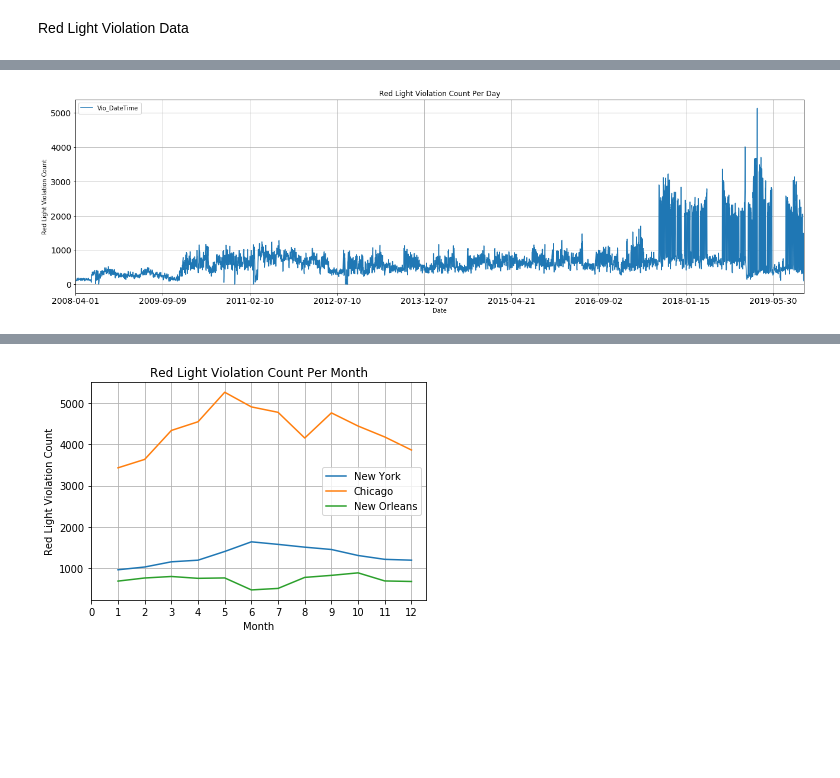
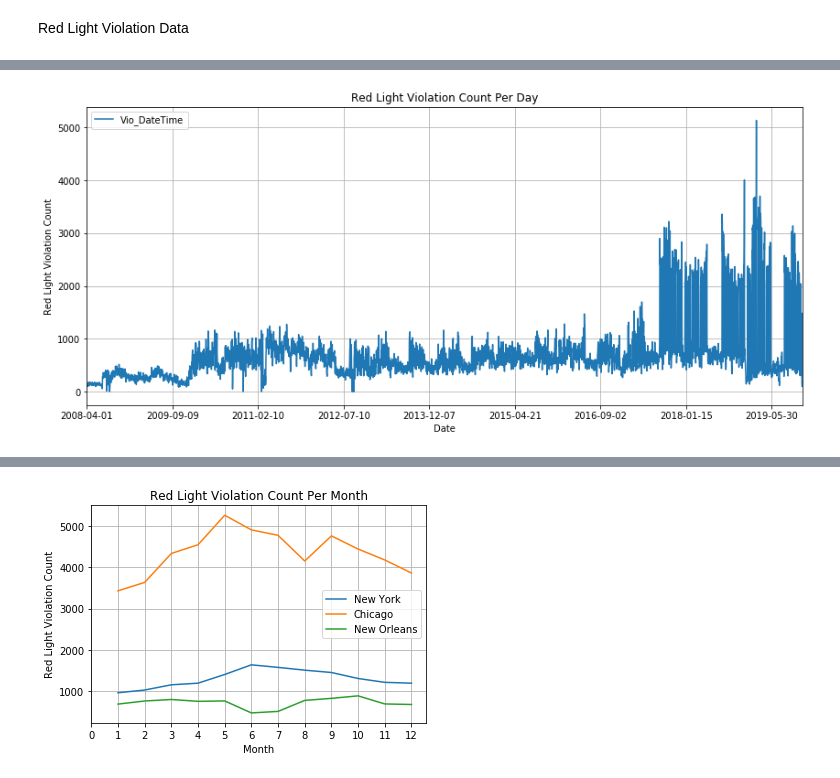
Before and after one commit to junyang42/Project_1, a Jupyter notebook: Summary/Summary.ipynb, the cells around one changed output, grey strips where cells are left out. Cells and saved outputs as stored; diff of their text form; code cells hidden in the pictures; blank space fills up the shorter version.

```diff
--- a/Summary/Summary.ipynb
+++ b/Summary/Summary.ipynb
@@ -72,19 +72,19 @@ plt.show()
 # %%
 new_orleans_daycount_df2 = new_orleans_daycount_df.set_index('date')
-new_orleans_daycount_df2.plot(kind="line", figsize=(22,6), label='New York', fontsize=14)
+new_orleans_daycount_df2.plot(kind="line", figsize=(14,6), label='New York')
 # set labels and sticks
 plt.title("Red Light Violation Count Per Day")
 plt.xlabel("Date")
 plt.ylabel("Red Light Violation Count")
 
 # plt.style.use('seaborn-bright')
 plt.legend()
 plt.grid()
 plt.savefig("Daily_Count_New_Orleans.png")
 # Show plot
 plt.show()
 # %% [output]
-[figure, old version]
+[figure, new version]
 # %%
 new_orleans_daycount_df_3 = new_orleans_daycount_df.copy()
 new_orleans_daycount_df_3["year"] = [x[:4] for x in new_orleans_daycount_df_3['date']]
```
Also changed, not shown: parts of 9 cells of this notebook, 7 other files.
